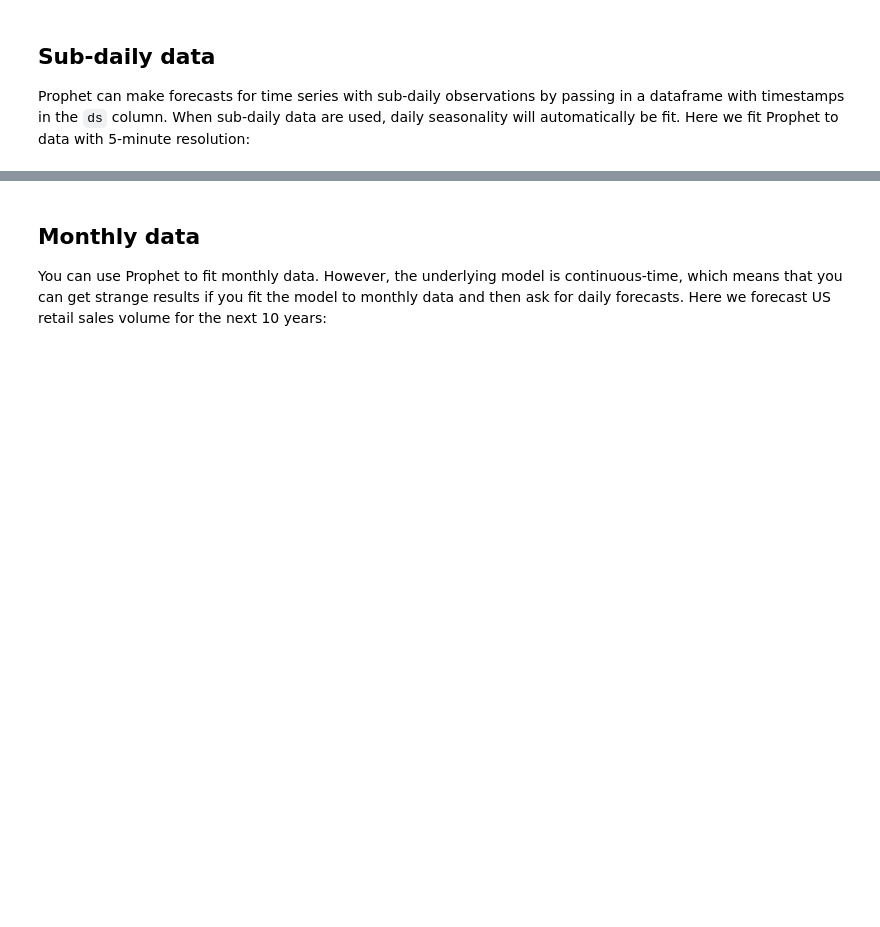
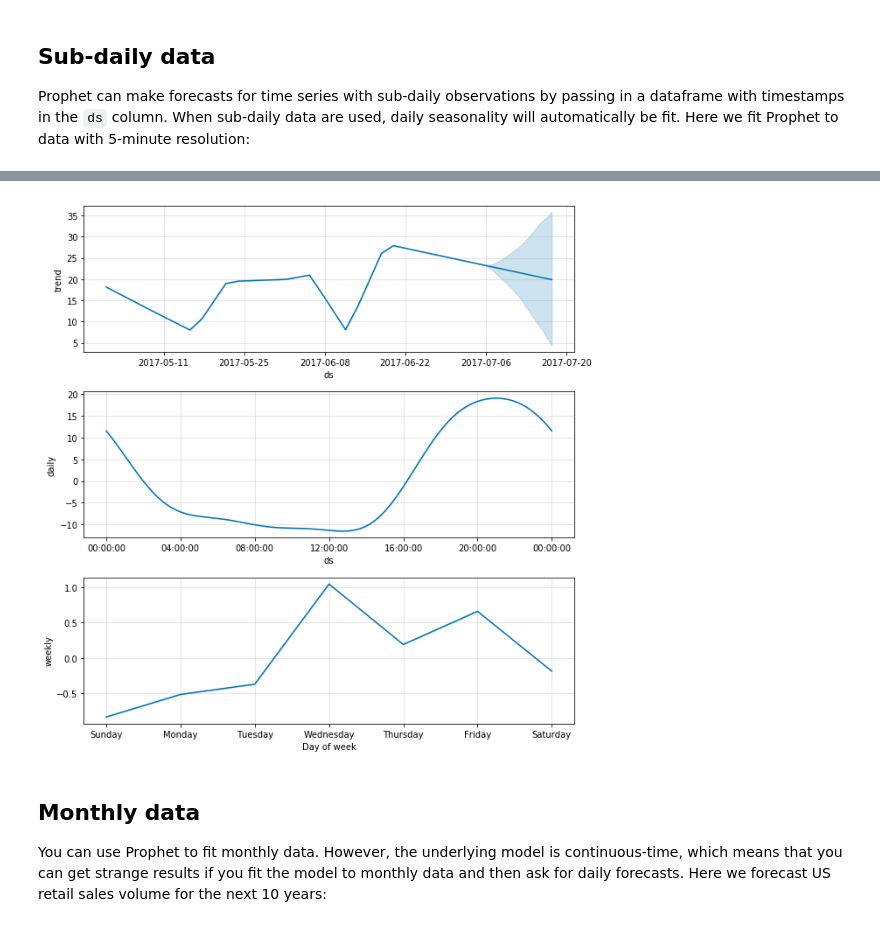
Before and after one commit to facebook/prophet, a Jupyter notebook: notebooks/non-daily_data.ipynb, the cells around one changed output, grey strips where cells are left out. Cells and saved outputs as stored; diff of their text form; code cells hidden in the pictures; blank space fills up the shorter version.

```diff
--- a/notebooks/non-daily_data.ipynb
+++ b/notebooks/non-daily_data.ipynb
@@ -24,3 +24,7 @@ INFO:fbprophet.forecaster:Disabling yearly seasonality. Run prophet with yearly_
+# %%
+m.plot_components(fcst);
+# %% [output]
+[figure, added]
 # %% [markdown]
 ## Monthly data
 
```
Also changed, not shown: parts of 1 cell of this notebook, 2 other files.
